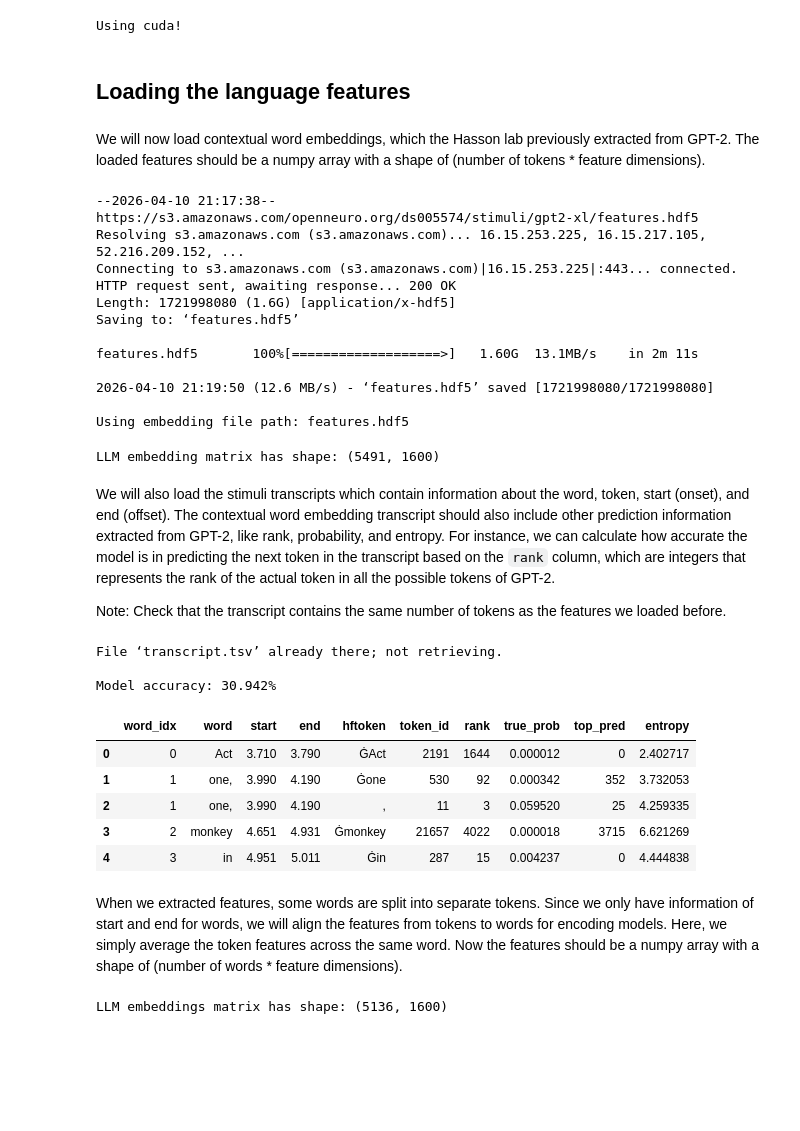
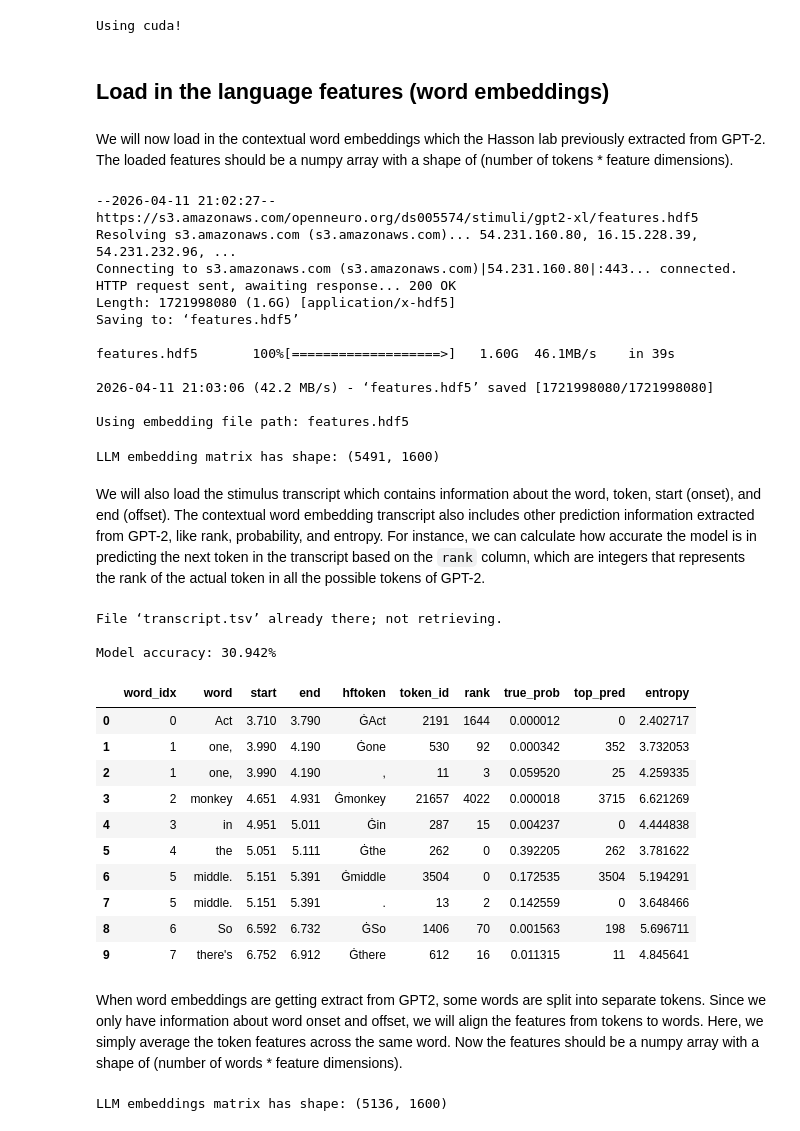
Before and after one commit to bootstrapbill/encoding_model_tutorial, a Jupyter notebook: notebooks/encoding_tutorial.ipynb, the cells around one changed output. Cells and saved outputs as stored; diff of their text form; code cells hidden in the pictures; blank space fills up the shorter version.

```diff
--- a/notebooks/encoding_tutorial.ipynb
+++ b/notebooks/encoding_tutorial.ipynb
@@ -60,30 +62,28 @@ if torch.cuda.is_available():
 # %% [output]
 Using cuda!
 # %% [markdown]
-## Loading the language features
+## Load in the language features (word embeddings)
 # %% [markdown]
-We will now load contextual word embeddings, which the Hasson lab previously extracted from GPT-2. The loaded features should be a numpy array with a shape of (number of tokens * feature dimensions).
+We will now load in the contextual word embeddings which the Hasson lab previously extracted from GPT-2. The loaded features should be a numpy array with a shape of (number of tokens * feature dimensions).
 # %%
-# download the features
-bids_root = ''
+# download the word embeddings
 
-embedding_path = f"{bids_root}stimuli/gpt2-xl/features.hdf5"
-if not len(bids_root):
-    !wget -nc https://s3.amazonaws.com/openneuro.org/ds005574/$embedding_path
-    embedding_path = "features.hdf5"
+embedding_path = f"stimuli/gpt2-xl/features.hdf5"
+!wget -nc https://s3.amazonaws.com/openneuro.org/ds005574/$embedding_path
+embedding_path = "features.hdf5"
 
 print(f"Using embedding file path: {embedding_path}")
 # %% [output]
---2026-04-10 21:17:38--  https://s3.amazonaws.com/openneuro.org/ds005574/stimuli/gpt2-xl/features.hdf5
-Resolving s3.amazonaws.com (s3.amazonaws.com)... 16.15.253.225, 16.15.217.105, 52.216.209.152, ...
-Connecting to s3.amazonaws.com (s3.amazonaws.com)|16.15.253.225|:443... connected.
+--2026-04-11 21:02:27--  https://s3.amazonaws.com/openneuro.org/ds005574/stimuli/gpt2-xl/features.hdf5
+Resolving s3.amazonaws.com (s3.amazonaws.com)... 54.231.160.80, 16.15.228.39, 54.231.232.96, ...
+Connecting to s3.amazonaws.com (s3.amazonaws.com)|54.231.160.80|:443... connected.
 HTTP request sent, awaiting response... 200 OK
 Length: 1721998080 (1.6G) [application/x-hdf5]
 Saving to: ‘features.hdf5’
 
-features.hdf5       100%[===================>]   1.60G  13.1MB/s    in 2m 11s
+features.hdf5       100%[===================>]   1.60G  46.1MB/s    in 39s
 
-2026-04-10 21:19:50 (12.6 MB/s) - ‘features.hdf5’ saved [1721998080/1721998080]
+2026-04-11 21:03:06 (42.2 MB/s) - ‘features.hdf5’ saved [1721998080/1721998080]
 
 Using embedding file path: features.hdf5
 # %%
@@ -94,36 +95,40 @@ print(f"LLM embedding matrix has shape: {contextual_embeddings.shape}")
 # %% [output]
 LLM embedding matrix has shape: (5491, 1600)
 # %% [markdown]
-We will also load the stimuli transcripts which contain information about the word, token, start (onset), and end (offset). The contextual word embedding transcript should also include other prediction information extracted from GPT-2, like rank, probability, and entropy. For instance, we can calculate how accurate the model is in predicting the next token in the transcript based on the `rank` column, which are integers that represents the rank of the actual token in all the possible tokens of GPT-2.
-
-Note: Check that the transcript contains the same number of tokens as the features we loaded before.
+We will also load the stimulus transcript which contains information about the word, token, start (onset), and end (offset). The contextual word embedding transcript also includes other prediction information extracted from GPT-2, like rank, probability, and entropy. For instance, we can calculate how accurate the model is in predicting the next token in the transcript based on the `rank` column, which are integers that represents the rank of the actual token in all the possible tokens of GPT-2.
 # %%
 # download the transcript
-transcript_path = f"{bids_root}stimuli/gpt2-xl/transcript.tsv"
-if not len(bids_root):
-    !wget -nc https://s3.amazonaws.com/openneuro.org/ds005574/$transcript_path
-    transcript_path = "transcript.tsv"
+transcript_path = f"stimuli/gpt2-xl/transcript.tsv"
+!wget -nc https://s3.amazonaws.com/openneuro.org/ds005574/$transcript_path
+transcript_path = "transcript.tsv"
 
 # load transcript
 df_contextual = pd.read_csv(transcript_path, sep="\t", index_col=0)
 
 if "rank" in df_contextual.columns:
     model_acc = (df_contextual["rank"] == 0).mean()
     print(f"Model accuracy: {model_acc*100:.3f}%")
 
-df_contextual.head()
+# inspect first 10 rows
+df_contextual.head(10) # the number here sets the number of rows to print,
+                       # feel free to adjust to see more of the story
 # %% [output]
 File ‘transcript.tsv’ already there; not retrieving.
 
 Model accuracy: 30.942%
 |  | word_idx | word | start | end | hftoken | token_id | rank | true_prob | top_pred | entropy |
 | 0 | 0 | Act | 3.710 | 3.790 | ĠAct | 2191 | 1644 | 0.000012 | 0 | 2.402717 |
 | 1 | 1 | one, | 3.990 | 4.190 | Ġone | 530 | 92 | 0.000342 | 352 | 3.732053 |
 | 2 | 1 | one, | 3.990 | 4.190 | , | 11 | 3 | 0.059520 | 25 | 4.259335 |
 | 3 | 2 | monkey | 4.651 | 4.931 | Ġmonkey | 21657 | 4022 | 0.000018 | 3715 | 6.621269 |
 | 4 | 3 | in | 4.951 | 5.011 | Ġin | 287 | 15 | 0.004237 | 0 | 4.444838 |
+| 5 | 4 | the | 5.051 | 5.111 | Ġthe | 262 | 0 | 0.392205 | 262 | 3.781622 |
+| 6 | 5 | middle. | 5.151 | 5.391 | Ġmiddle | 3504 | 0 | 0.172535 | 3504 | 5.194291 |
+| 7 | 5 | middle. | 5.151 | 5.391 | . | 13 | 2 | 0.142559 | 0 | 3.648466 |
+| 8 | 6 | So | 6.592 | 6.732 | ĠSo | 1406 | 70 | 0.001563 | 198 | 5.696711 |
+| 9 | 7 | there's | 6.752 | 6.912 | Ġthere | 612 | 16 | 0.011315 | 11 | 4.845641 |
 # %% [markdown]
-When we extracted features, some words are split into separate tokens. Since we only have information of start and end for words, we will align the features from tokens to words for encoding models. Here, we simply average the token features across the same word. Now the features should be a numpy array with a shape of (number of words * feature dimensions).
+When word embeddings are getting extract from GPT2, some words are split into separate tokens. Since we only have information about word onset and offset, we will align the features from tokens to words. Here, we simply average the token features across the same word. Now the features should be a numpy array with a shape of (number of words * feature dimensions).
 # %%
 aligned_embeddings = []
 for _, group in df_contextual.groupby("word_idx"): # group by word index
```
Also changed, not shown: parts of 11 cells of this notebook.
